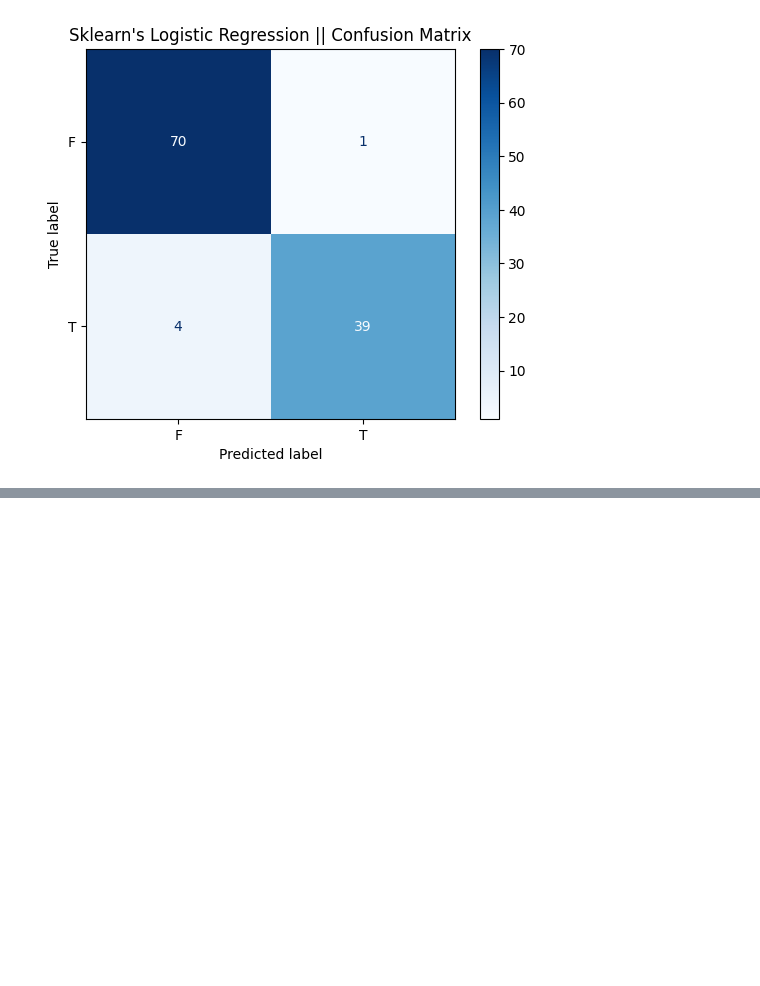
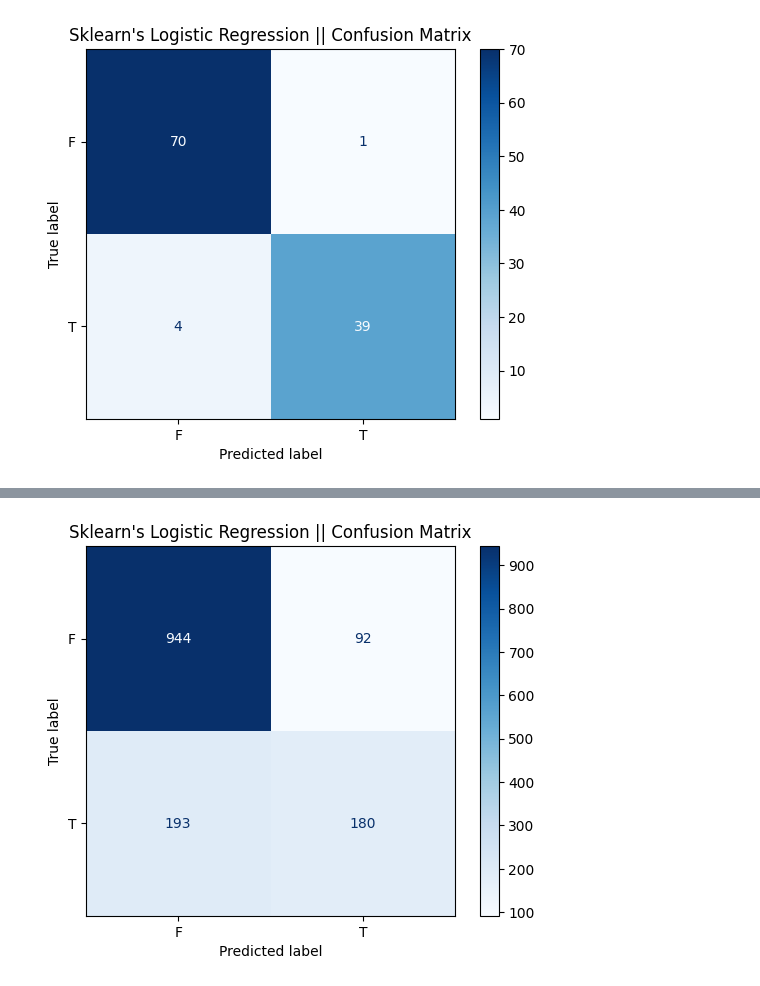
Before and after one commit to TheSyx04/project-1, a Jupyter notebook: logistic_regression.ipynb, the cells around one changed output, grey strips where cells are left out. Cells and saved outputs as stored; diff of their text form; code cells hidden in the pictures; blank space fills up the shorter version.

```diff
--- a/logistic_regression.ipynb
+++ b/logistic_regression.ipynb
@@ -101,0 +148,8 @@ plt.show()
+# %%
+cm2 = confusion_matrix(y2_test, y2_pred_lr)
+disp = ConfusionMatrixDisplay(confusion_matrix=cm2,display_labels=['F','T'])
+disp.plot(cmap='Blues')
+plt.title("Sklearn's Logistic Regression || Confusion Matrix")
+plt.show()
+# %% [output]
+[figure, added]
```
Also changed, not shown: parts of 18 cells of this notebook.
